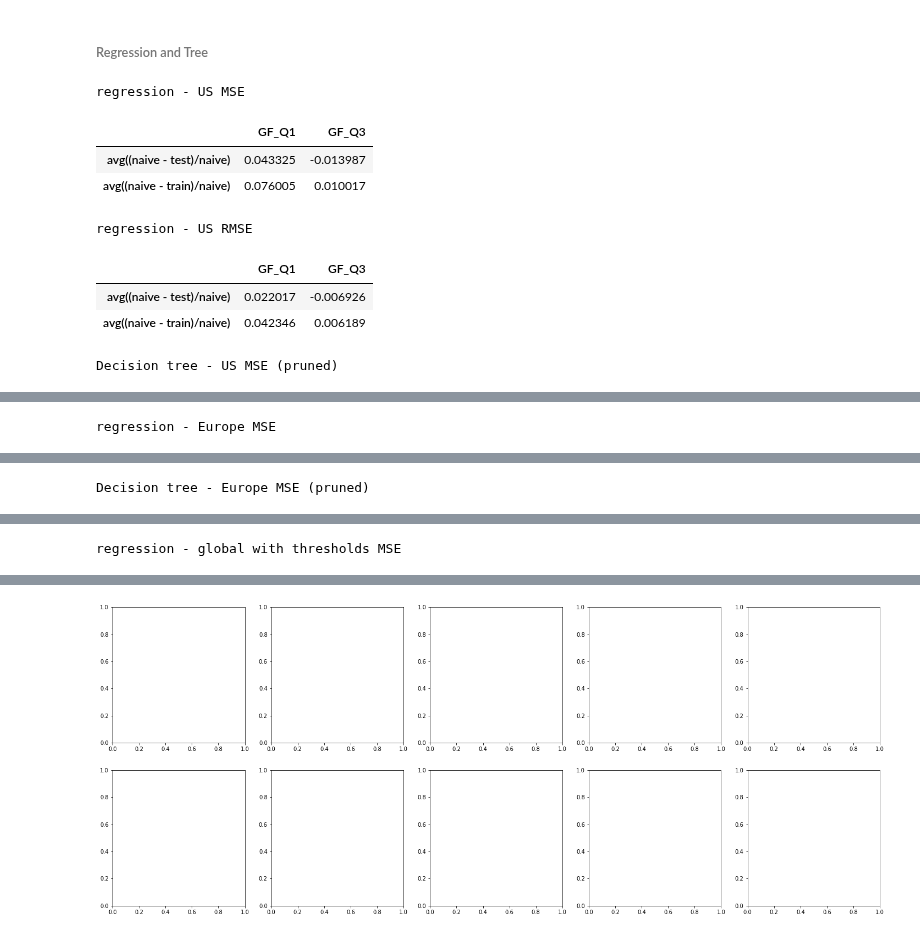
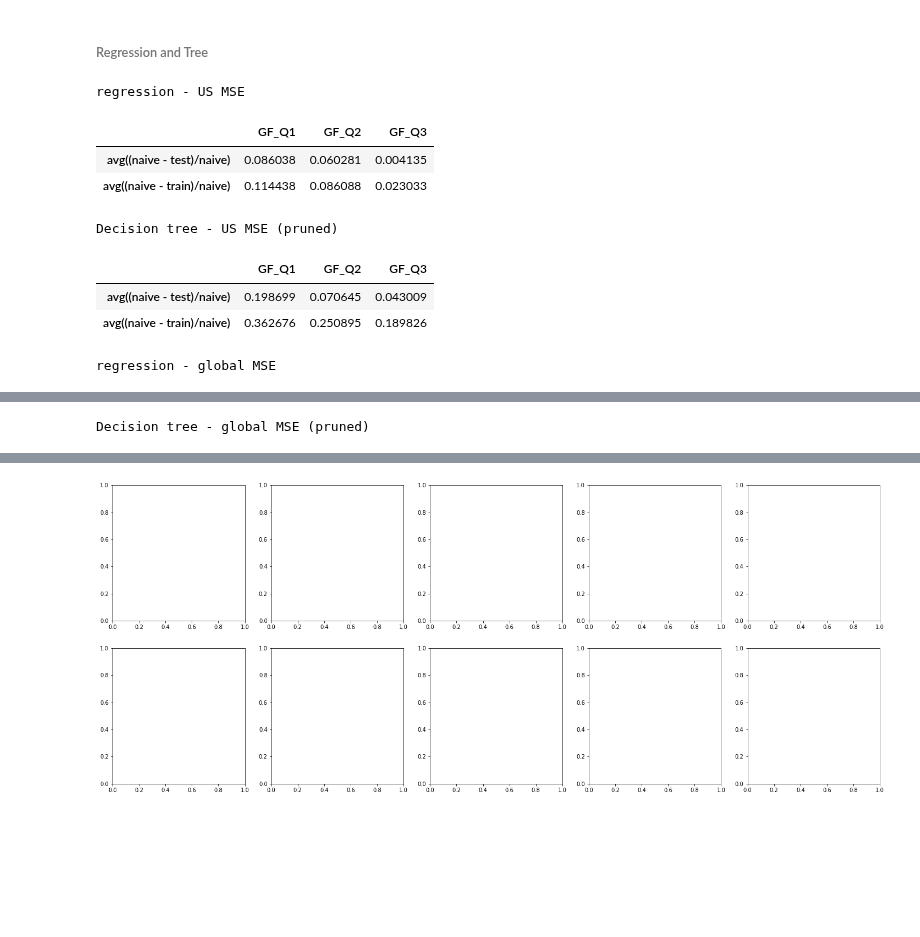
Before and after one commit to hopl1t/covid19, a Jupyter notebook: notebooks/regression_and_tree.ipynb, the cells around one changed output, grey strips where cells are left out. Drawn from its saved outputs; the diff is of its cells as text; code cells hidden in the pictures; blank space fills up the shorter version.

```diff
--- a/notebooks/regression_and_tree.ipynb
+++ b/notebooks/regression_and_tree.ipynb
@@ -26,6 +26,7 @@ DEATH_PICKLE_PATH = '../augmented_datasets/pickles/final_data/hopkins_death_narr
 OUTPUT_TREE_PATH = '../products/decision_tree/decision_tree_{0}.dot'
 MAX_DT_DEPTH = 5
 OUTLIER_QUARTILES = (0.02, 0.98) # Min, max quartiles
+FEATURES = ['GDP', 'Urbanization', 'avg_interval_tmp', 'GF_Q1', 'GF_Q2', 'GF_Q3']
 # %%
 from sklearn.model_selection import KFold
 from sklearn import tree, metrics
@@ -83,6 +84,8 @@ def linear_regression_train(X_train, y_train):
     return trained_model
 
 def remove_outlier(df, range_, columns):
+    if range_ == (0,0):
+        return df
     low = range_[0]
     high = range_[1]
     qnt = df.quantile([low, high])
@@ -93,7 +96,7 @@ def remove_outlier(df, range_, columns):
                (data[col] < qnt.loc[high, col])][col]
     return data.dropna()
 
-def regression(data_, feature_cols, label_cols, outlier_quartiles=(0.02, 0.98), rmse=False, plot_scatter=''):
+def regression(data_, feature_cols, label_cols, outlier_quartiles=(0, 0), rmse=False, plot_scatter=''):
     arrays = [[1,1,1,2,2,2,3,3,3,4,4,4,5,5,5],\
               ['test','train','naive','test','train','naive','test','train',\
                'naive','test','train','naive','test','train','naive']]
@@ -113,7 +116,7 @@ def regression(data_, feature_cols, label_cols, outlier_quartiles=(0.02, 0.98),
 
     for label_col in label_cols:
         data = data_[data_[label_col] > 0].copy()
-        data = remove_outlier(data, outlier_quartiles, [label_col, 'avg_interval_tmp'])
+#         data = remove_outlier(data, outlier_quartiles, [label_col, 'avg_interval_tmp'])
         len(data)
 
         X, y = np.array(data[feature_cols]), np.array(data[[label_col]])
@@ -166,7 +169,7 @@ def regression(data_, feature_cols, label_cols, outlier_quartiles=(0.02, 0.98),
 
     return summary, regr_rslt
 
-def dt(data_, feature_cols, label_cols, outlier_quartiles=(0.02, 0.98),\
+def dt(data_, feature_cols, label_cols, outlier_quartiles=(0, 0),\
        rmse=False, plot_scatter='', prune=False):
     arrays = [[1,1,1,2,2,2,3,3,3,4,4,4,5,5,5],\
               ['test','train','naive','test','train','naive','test','train',\
@@ -193,9 +196,10 @@ def dt(data_, feature_cols, label_cols, outlier_quartiles=(0.02, 0.98),\
 
     for label_col in label_cols:
         data = data_[data_[label_col] > 0].copy()
-        data = remove_outlier(data, outlier_quartiles, [label_col, 'avg_interval_tmp'])
+#         data = remove_outlier(data, outlier_quartiles, [label_col, 'avg_interval_tmp'])
 
         X, y = np.array(data[feature_cols]), np.array(data[[label_col]])
+
         # Split the data into train, test for n_splits train-test rounds
         try:
             train_folds, test_folds = train_test_split(X, n_splits=5)
@@ -304,6 +308,8 @@ hopkins_confirmed.insert(4, 'urb**2', np.nan)
 hopkins_confirmed.insert(4, 'tpc*max_cases', np.nan)
 hopkins_confirmed.insert(4, 'tests_per_million**2', np.nan)
 hopkins_confirmed.insert(4, 'imobility**2', np.nan)
+hopkins_confirmed.insert(4, 'tests_per_pop**0.5', np.nan)
+hopkins_confirmed.insert(4, 'age**2', np.nan)
 
 hopkins_confirmed['tmp**2'] = hopkins_confirmed['avg_interval_tmp'] ** 2
 hopkins_confirmed['tmp*rh'] = hopkins_confirmed['avg_interval_tmp'] * hopkins_confirmed['avg_interval_RH']
@@ -311,6 +317,10 @@ hopkins_confirmed['urb**2'] = hopkins_confirmed['Urbanization'] ** 2
 hopkins_confirmed['tpc*max_cases'] = hopkins_confirmed['Tests \ Pop'] * hopkins_confirmed['Max_Cases']
 hopkins_confirmed['tests_per_million**2'] = hopkins_confirmed['Tests per 1M'] ** 2
 hopkins_confirmed['imobility**2'] = hopkins_confirmed['avg_mobility'] ** 2
+hopkins_confirmed['tests_per_pop**0.5'] = hopkins_confirmed['Tests \\ Pop'] ** 0.5
+hopkins_confirmed['age**2'] = hopkins_confirmed['Median Age'] ** 2
+# %%
+hopkins_confirmed = remove_outlier(hopkins_confirmed, (0.02, 0.98), FEATURES)
 # %%
 hopkins_confirmed.describe()
 # %% [output]
@@ -332,10 +342,10 @@ us_feature_cols = ['GDP', 'avg_interval_tmp', 'avg_interval_RH',\
                    'Median Age', 'Tests \ Pop', 'Gini Index', 'imobility**2']
 
 global_feature_cols = ['GDP', 'avg_interval_tmp', 'avg_interval_RH',\
-                       'tmp**2', 'tmp*rh', 'Urbanization', 'Democracy', 'Median Age',\
-                       'tests_per_million**2', 'imobility**2', 'Gini Index']
+                   'tmp**2', 'tmp*rh', 'Urbanization', 'tpc*max_cases', 'Democracy',\
+                   'Median Age', 'Tests per 1M', 'Gini Index', 'imobility**2']
 
-label_cols = ['GF_Q1', 'GF_Q3']
+label_cols = ['GF_Q1', 'GF_Q2', 'GF_Q3']
 
 coords = list(set(hopkins_confirmed.index.get_level_values(0)))
 euro_coords = [coord for coord in coords if (coord[0] > 36.7 and coord[1] > -16 and coord[1] < 25)]
@@ -346,60 +356,60 @@ thrsh_data = hopkins_confirmed[hopkins_confirmed['GDP'] >= 40000]\
 us_regr_sum, us_regr_full = regression(hopkins_confirmed[hopkins_confirmed['Country_Region'] =='US'].copy(),\
                                        us_feature_cols, label_cols, rmse=False)
 
-us_regr_sum_rmse, us_regr_full_rmse = regression(hopkins_confirmed[hopkins_confirmed['Country_Region'] =='US'].copy(),\
-                                               us_feature_cols, label_cols, rmse=True)
+# us_regr_sum_rmse, us_regr_full_rmse = regression(hopkins_confirmed[hopkins_confirmed['Country_Region'] =='US'].copy(),\
+#                                                us_feature_cols, label_cols, rmse=True)
 
 us_dt_sum, us_dt_full = dt(hopkins_confirmed[hopkins_confirmed['Country_Region'] =='US'].copy(),\
                            us_feature_cols, label_cols, rmse=False, prune=True)
 
 
-euro_regr_sum, euro_regr_full = regression(hopkins_confirmed.loc[euro_coords, :, :].copy(),\
-                                          global_feature_cols, label_cols, rmse=False)
+# euro_regr_sum, euro_regr_full = regression(hopkins_confirmed.loc[euro_coords, :, :].copy(),\
+#                                           global_feature_cols, label_cols, rmse=False)
 
-euro_dt_sum, euro_dt_full = dt(hopkins_confirmed.loc[euro_coords, :, :].copy(),\
-                              global_feature_cols, label_cols, rmse=False, prune=True)
+# euro_dt_sum, euro_dt_full = dt(hopkins_confirmed.loc[euro_coords, :, :].copy(),\
+#                               global_feature_cols, label_cols, rmse=False, prune=True)
 
 global_regr_sum, global_regr_full = regression(hopkins_confirmed, global_feature_cols, label_cols, rmse=False)
 
 global_dt_sum, global_dt_full = dt(hopkins_confirmed, global_feature_cols, label_cols, rmse=False, prune=True)
 
-thrsh_regr_sum, thrsh_regr_full = regression(thrsh_data, global_feature_cols, label_cols, rmse=False)
+# thrsh_regr_sum, thrsh_regr_full = regression(thrsh_data, global_feature_cols, label_cols, rmse=False)
 
-thrsh_dt_sum, thrsh_dt_full = dt(thrsh_data, global_feature_cols, label_cols, rmse=False, prune=True)
+# thrsh_dt_sum, thrsh_dt_full = dt(thrsh_data, global_feature_cols, label_cols, rmse=False, prune=True)
 
 
 print('\nregression - US MSE')
 us_regr_sum
-print('\nregression - US RMSE')
-us_regr_sum_rmse
+# print('\nregression - US RMSE')
+# us_regr_sum_rmse
 
 print('Decision tree - US MSE (pruned)')
 us_dt_sum
 
-print('\nregression - Europe MSE')
-euro_regr_sum
+# print('\nregression - Europe MSE')
+# euro_regr_sum
 
-print('Decision tree - Europe MSE (pruned)')
-euro_dt_sum
+# print('Decision tree - Europe MSE (pruned)')
+# euro_dt_sum
 
-print('\nregression - global with thresholds MSE')
-thrsh_regr_sum
+# print('\nregression - global with thresholds MSE')
+# thrsh_regr_sum
 
-print('Decision tree - global with thresholds MSE (pruned)')
-thrsh_dt_sum
+# print('Decision tree - global with thresholds MSE (pruned)')
+# thrsh_dt_sum
 
 print('\nregression - global MSE')
 global_regr_sum
 
 print('Decision tree - global MSE (pruned)')
 global_dt_sum
 # %% [output]
 regression - US MSE
-|  | GF_Q1 | GF_Q3 |
-| avg((naive - test)/naive) | 0.043325 | -0.013987 |
-| avg((naive - train)/naive) | 0.076005 | 0.010017 |
+|  | GF_Q1 | GF_Q2 | GF_Q3 |
+| avg((naive - test)/naive) | 0.086038 | 0.060281 | 0.004135 |
+| avg((naive - train)/naive) | 0.114438 | 0.086088 | 0.023033 |
-regression - US RMSE
+Decision tree - US MSE (pruned)
-|  | GF_Q1 | GF_Q3 |
-| avg((naive - test)/naive) | 0.022017 | -0.006926 |
-| avg((naive - train)/naive) | 0.042346 | 0.006189 |
+|  | GF_Q1 | GF_Q2 | GF_Q3 |
+| avg((naive - test)/naive) | 0.198699 | 0.070645 | 0.043009 |
+| avg((naive - train)/naive) | 0.362676 | 0.250895 | 0.189826 |
-Decision tree - US MSE (pruned)
+regression - global MSE
@@ -409 +419 @@ Decision tree - US MSE (pruned)
-regression - Europe MSE
+Decision tree - global MSE (pruned)
@@ -413 +422,0 @@ regression - Europe MSE
-Decision tree - Europe MSE (pruned)
@@ -417 +422,0 @@ Decision tree - Europe MSE (pruned)
-regression - global with thresholds MSE
```
Also changed, not shown: parts of 9 cells of this notebook, 35 other files.
